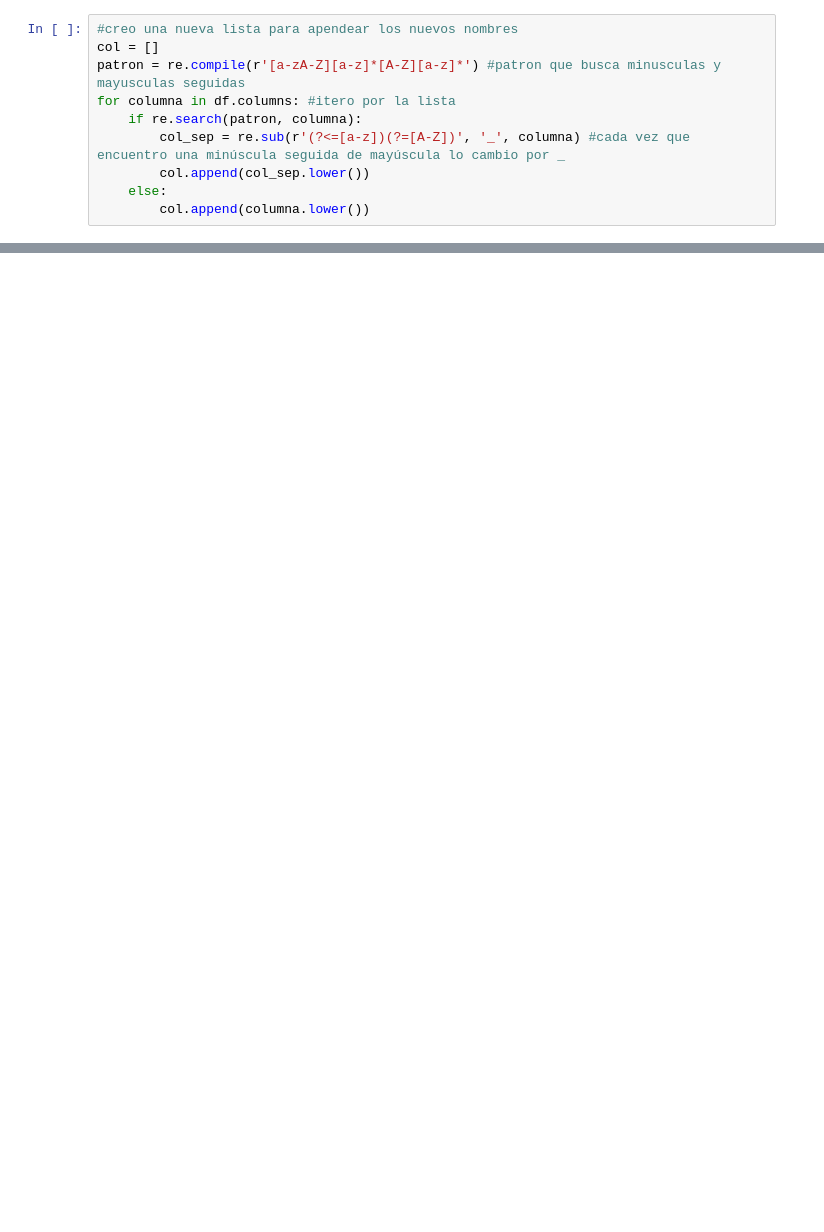
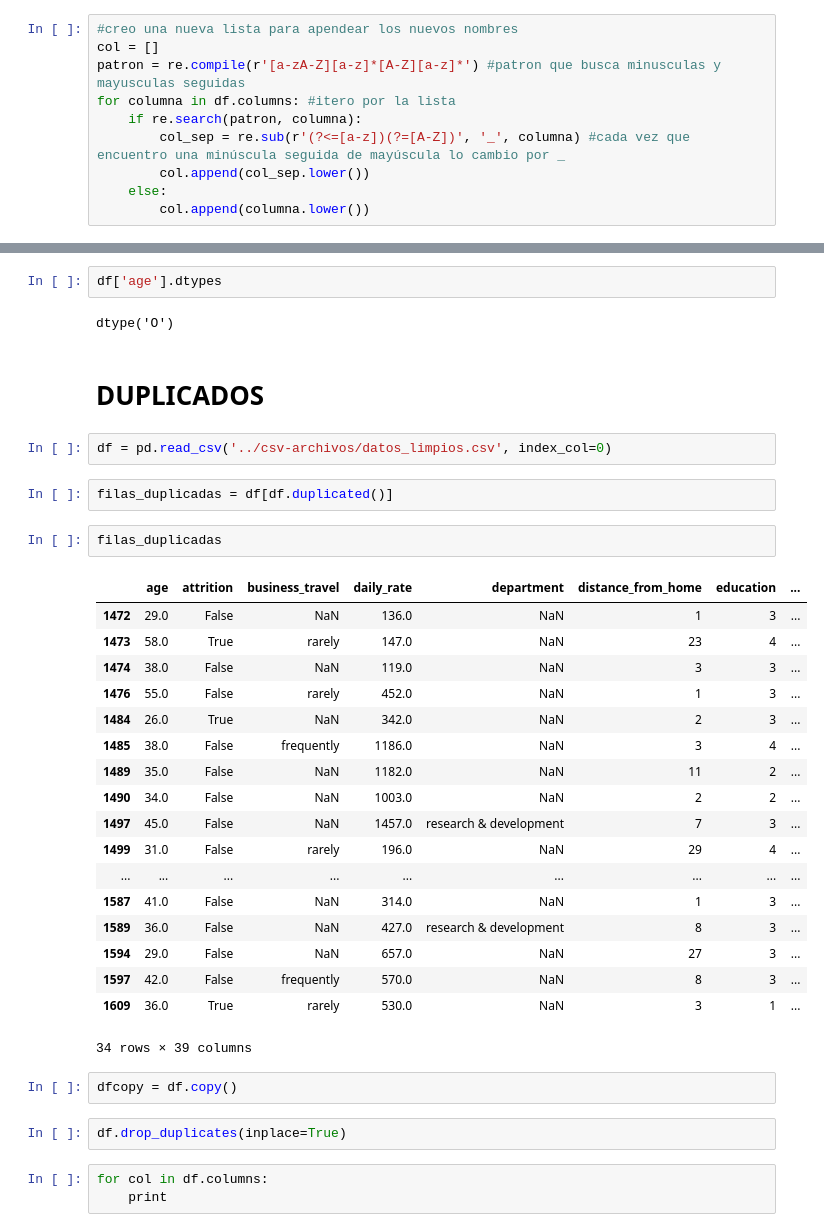
Before and after one commit to icorreald/proyecto-da-promo-G-modulo-3-team-3, a Jupyter notebook: notebooks/df_unificaciones.ipynb, the cells around one changed output, grey strips where cells are left out. Cells and saved outputs as stored; diff of their text form; blank space fills up the shorter version.

```diff
--- a/notebooks/df_unificaciones.ipynb
+++ b/notebooks/df_unificaciones.ipynb
@@ -241,0 +289,38 @@ columna_1 = df.columns
+# %%
+df['age'].dtypes
+# %% [output]
+dtype('O')
+# %% [markdown]
+# DUPLICADOS
+# %%
+df = pd.read_csv('../csv-archivos/datos_limpios.csv', index_col=0)
+# %%
+filas_duplicadas = df[df.duplicated()]
+# %%
+filas_duplicadas
+# %% [output]
+|  | age | attrition | business_travel | daily_rate | department | distance_from_home | education | ... |
+| 1472 | 29.0 | False | NaN | 136.0 | NaN | 1 | 3 | ... |
+| 1473 | 58.0 | True | rarely | 147.0 | NaN | 23 | 4 | ... |
+| 1474 | 38.0 | False | NaN | 119.0 | NaN | 3 | 3 | ... |
+| 1476 | 55.0 | False | rarely | 452.0 | NaN | 1 | 3 | ... |
+| 1484 | 26.0 | True | NaN | 342.0 | NaN | 2 | 3 | ... |
+| 1485 | 38.0 | False | frequently | 1186.0 | NaN | 3 | 4 | ... |
+| 1489 | 35.0 | False | NaN | 1182.0 | NaN | 11 | 2 | ... |
+| 1490 | 34.0 | False | NaN | 1003.0 | NaN | 2 | 2 | ... |
+| 1497 | 45.0 | False | NaN | 1457.0 | research & development | 7 | 3 | ... |
+| 1499 | 31.0 | False | rarely | 196.0 | NaN | 29 | 4 | ... |
+| ... | ... | ... | ... | ... | ... | ... | ... | ... |
+| 1587 | 41.0 | False | NaN | 314.0 | NaN | 1 | 3 | ... |
+| 1589 | 36.0 | False | NaN | 427.0 | research & development | 8 | 3 | ... |
+| 1594 | 29.0 | False | NaN | 657.0 | NaN | 27 | 3 | ... |
+| 1597 | 42.0 | False | frequently | 570.0 | NaN | 8 | 3 | ... |
+| 1609 | 36.0 | True | rarely | 530.0 | NaN | 3 | 1 | ... |
+34 rows × 39 columns
+# %%
+dfcopy = df.copy()
+# %%
+df.drop_duplicates(inplace=True)
+# %%
+for col in df.columns:
+    print
```
Also changed, not shown: parts of 34 cells of this notebook, 4 other files.
